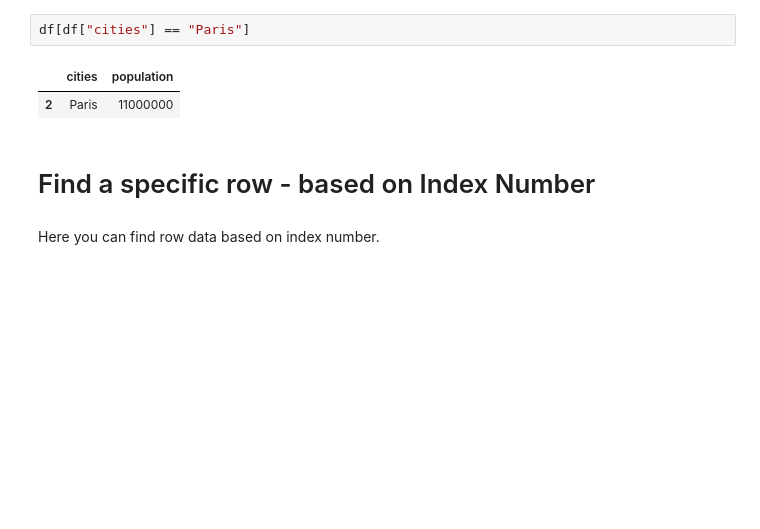
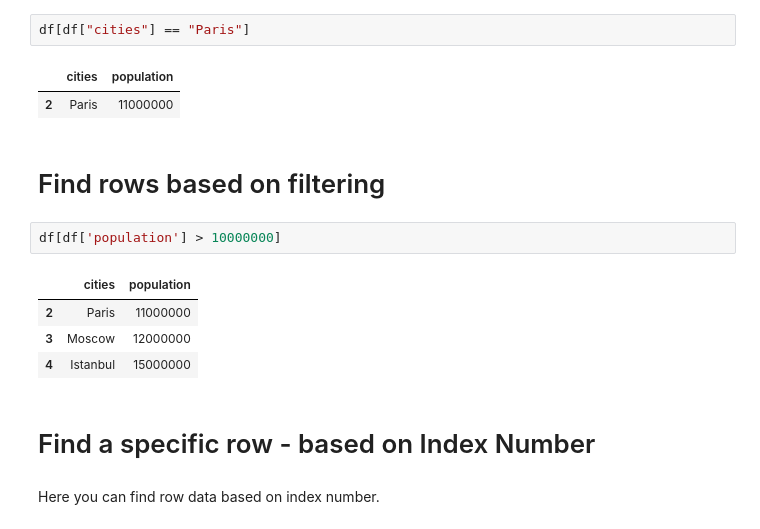
Before and after one commit to richardgourley/pandas-one-pagers, a Jupyter notebook: pandas-one-pager.ipynb, the cells around one changed output. Saved outputs shown, nothing was run; the diff lists cells and outputs as text; blank space fills up the shorter version.

```diff
--- a/pandas-one-pager.ipynb
+++ b/pandas-one-pager.ipynb
@@ -138,6 +138,15 @@ df[df["cities"] == "Paris"]
 # %% [output]
 |  | cities | population |
 | 2 | Paris | 11000000 |
+# %% [markdown]
+# Find rows based on filtering
+# %%
+df[df['population'] > 10000000]
+# %% [output]
+|  | cities | population |
+| 2 | Paris | 11000000 |
+| 3 | Moscow | 12000000 |
+| 4 | Istanbul | 15000000 |
 # %% [markdown]
 # Find a specific row - based on Index Number
 # %% [markdown]
```
Also changed, not shown: parts of 56 cells of this notebook.
